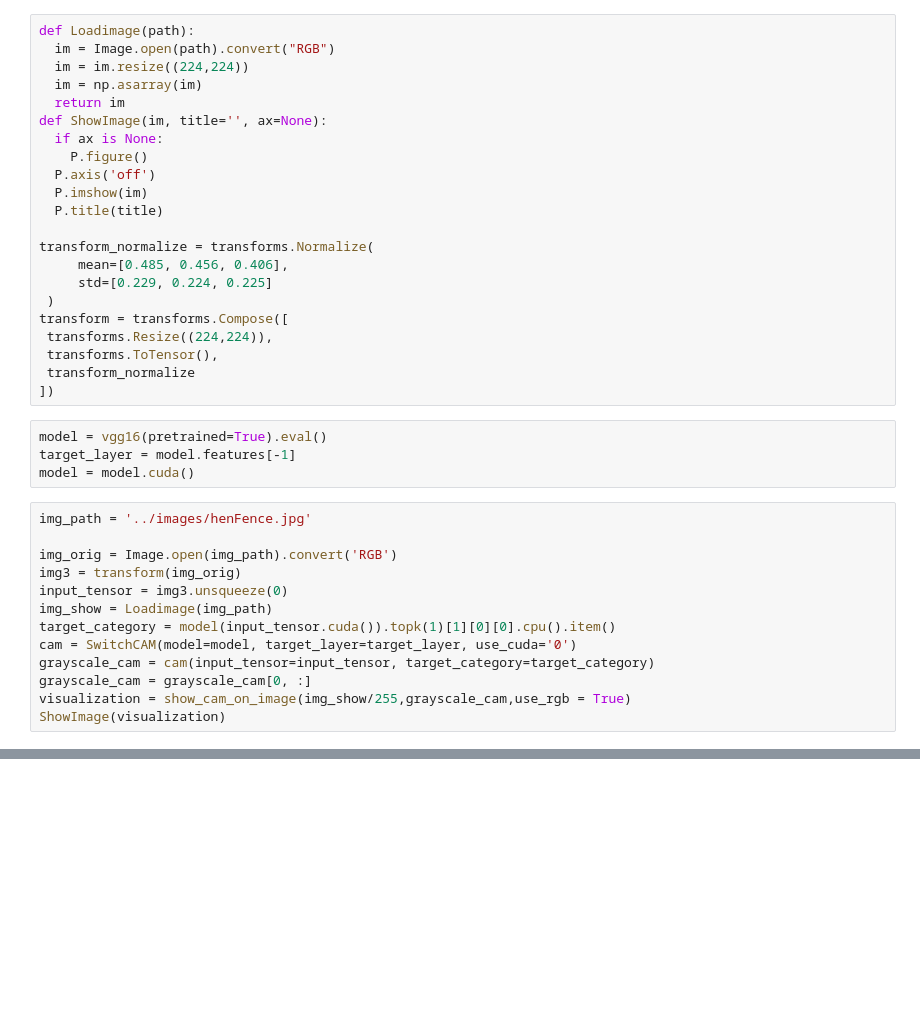
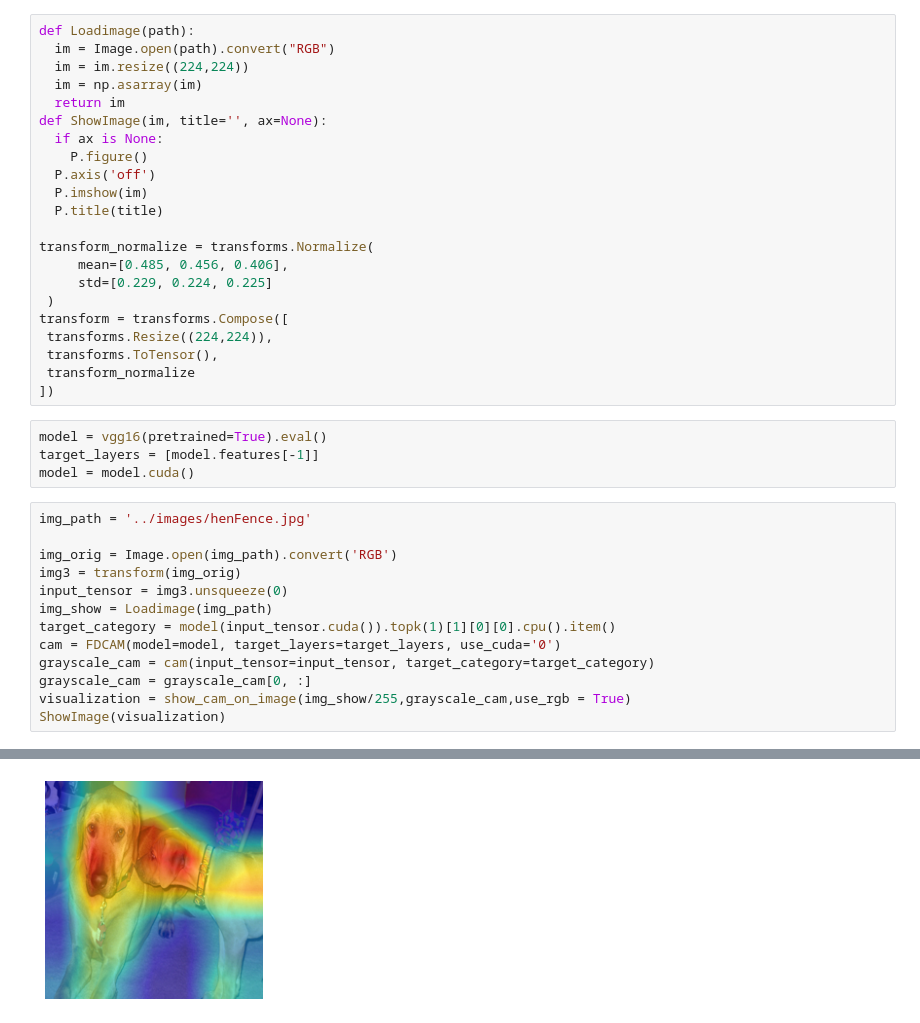
Before and after one commit to crishhh1998/FD-CAM, a Jupyter notebook: src/demo.ipynb, the cells around one changed output, grey strips where cells are left out. Cells and saved outputs as stored; diff of their text form; blank space fills up the shorter version.

```diff
--- a/src/demo.ipynb
+++ b/src/demo.ipynb
@@ -35,7 +33,7 @@ transform = transforms.Compose([
 ])
 # %%
 model = vgg16(pretrained=True).eval()
-target_layer = model.features[-1]
+target_layers = [model.features[-1]]
 model = model.cuda()
 # %%
 img_path = '../images/henFence.jpg'
@@ -45,8 +43,9 @@ img3 = transform(img_orig)
 input_tensor = img3.unsqueeze(0)
 img_show = Loadimage(img_path)
 target_category = model(input_tensor.cuda()).topk(1)[1][0][0].cpu().item()
-cam = SwitchCAM(model=model, target_layer=target_layer, use_cuda='0')
+cam = FDCAM(model=model, target_layers=target_layers, use_cuda='0')
 grayscale_cam = cam(input_tensor=input_tensor, target_category=target_category)
 grayscale_cam = grayscale_cam[0, :]
 visualization = show_cam_on_image(img_show/255,grayscale_cam,use_rgb = True)
 ShowImage(visualization)
+# %% [output]
@@ -52,0 +53 @@ ShowImage(visualization)
+[figure, added]
```
Also changed, not shown: parts of 2 cells of this notebook, 1 other file.
